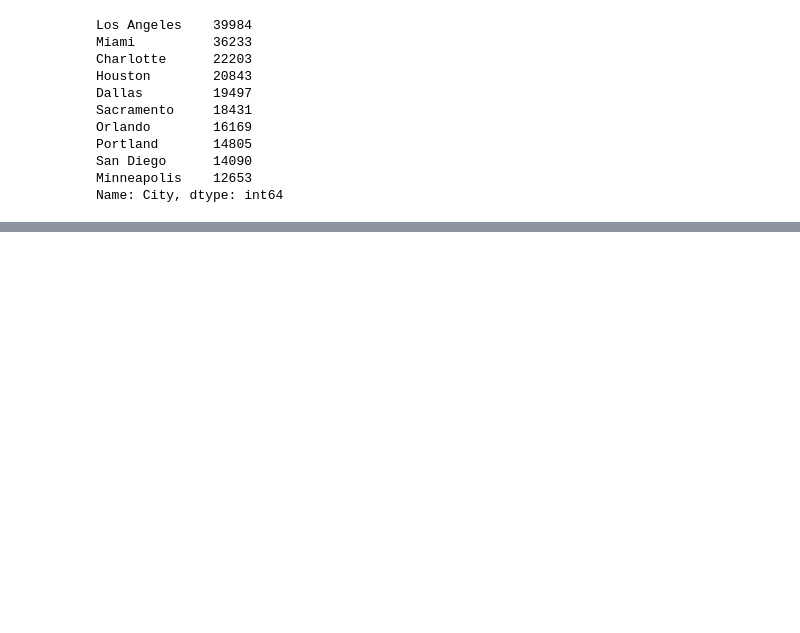
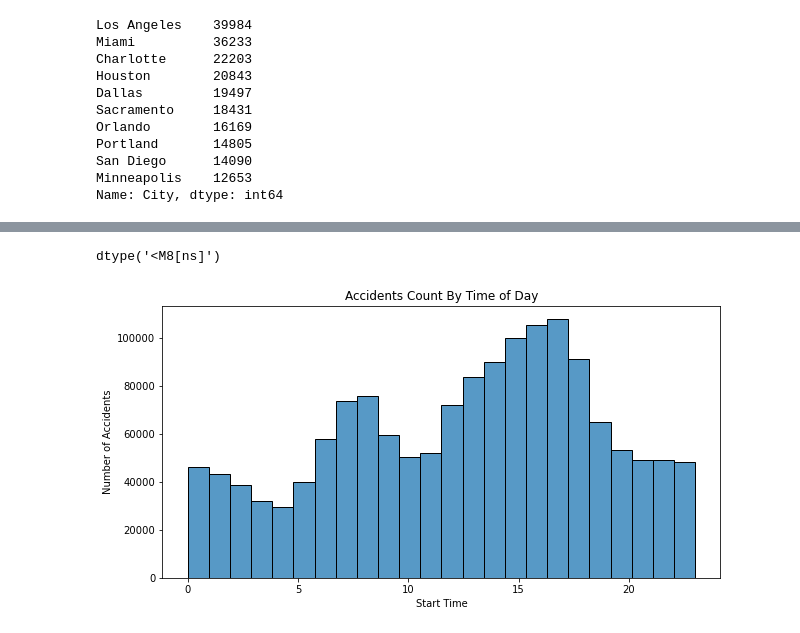
Before and after one commit to AlekseiPronin/FinalProject_DataAnalysis_US_Accidents, a Jupyter notebook: EDA.ipynb, the cells around one changed output, grey strips where cells are left out. Cells and saved outputs as stored; diff of their text form; code cells hidden in the pictures; blank space fills up the shorter version.

```diff
--- a/EDA.ipynb
+++ b/EDA.ipynb
@@ -117,0 +161,23 @@ Name: City, dtype: int64
+# %%
+# Converting Start Time and End Time from obj to datetime
+df['Start_Time'] = pd.to_datetime(df['Start_Time'])
+df['End_Time'] = pd.to_datetime(df['End_Time'])
+
+# Checking
+df['Start_Time'].dtypes
+# %% [output]
+dtype('<M8[ns]')
+# %%
+# Visualising accidents by the time of the day
+fig, ax = plt.subplots(figsize=(10,5))
+sns.histplot(df['Start_Time'].dt.hour, bins = 24)
+
+plt.xlabel("Start Time")
+plt.ylabel("Number of Accidents")
+plt.title('Accidents Count By Time of Day')
+
+plt.show()
+
+# morning peak 8-9a.m. and afternoon peak 4-6p.m.
+# %% [output]
+[figure, added]
```
Also changed, not shown: parts of 11 cells of this notebook.
